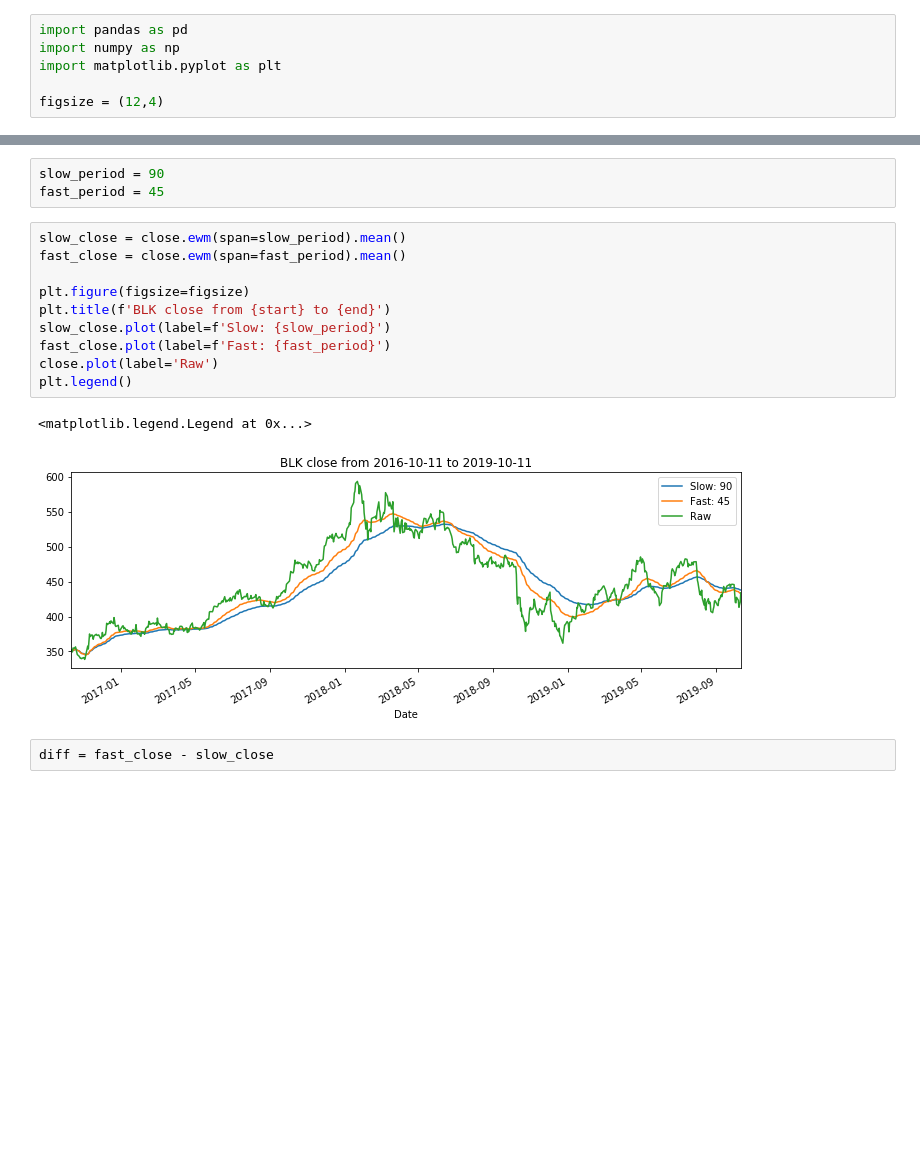
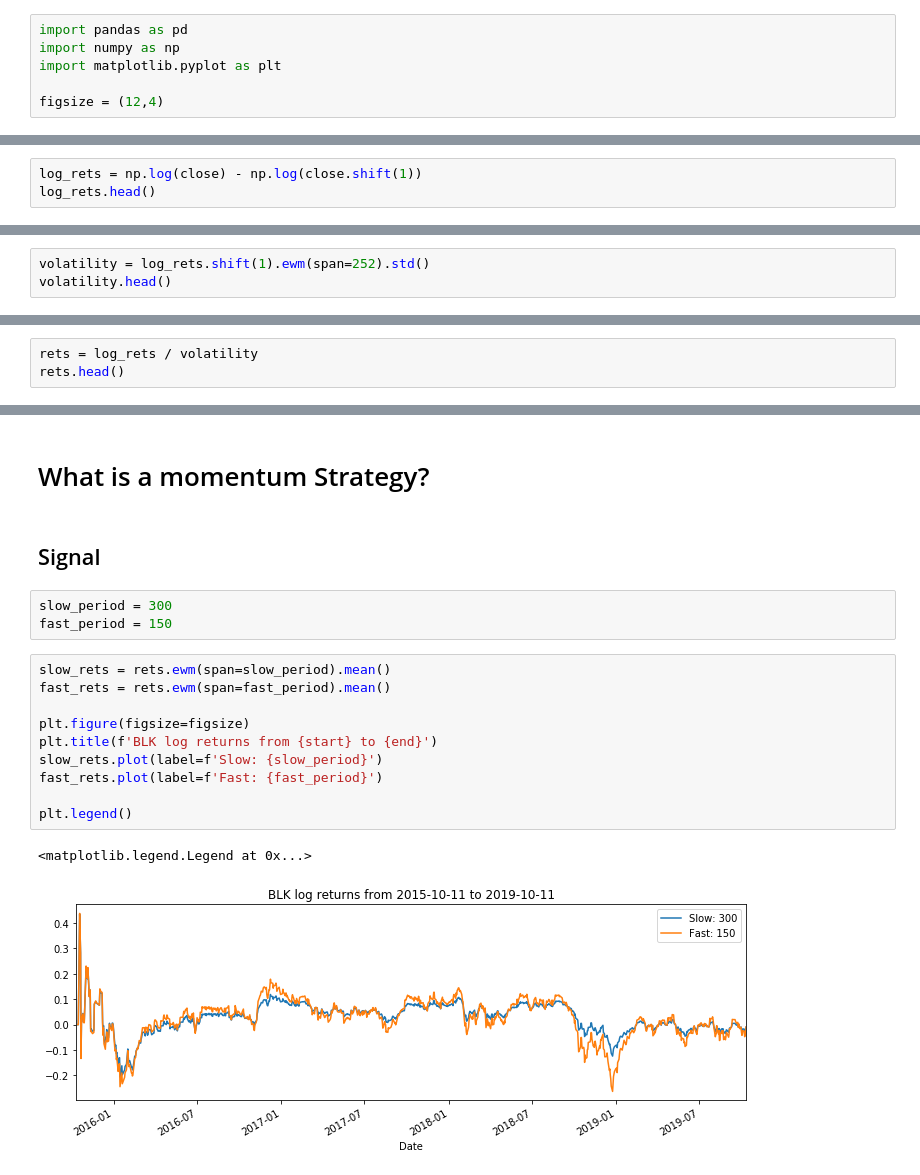
Before and after one commit to Joearrowsmith/Algothon_2019_Workshops, a Jupyter notebook: Introduction_to_Financial_Machine_Learning.ipynb, the cells around one changed output, grey strips where cells are left out. Saved outputs shown, nothing was run; the diff lists cells and outputs as text; blank space fills up the shorter version.

```diff
--- a/Introduction_to_Financial_Machine_Learning.ipynb
+++ b/Introduction_to_Financial_Machine_Learning.ipynb
@@ -68,0 +90,3 @@ close = data['Close']
+# %%
+log_rets = np.log(close) - np.log(close.shift(1))
+log_rets.head()
@@ -68,0 +111,3 @@ close = data['Close']
+# %%
+volatility = log_rets.shift(1).ewm(span=252).std()
+volatility.head()
@@ -68,0 +134,3 @@ close = data['Close']
+# %%
+rets = log_rets / volatility
+rets.head()
@@ -69,18 +153,20 @@ close = data['Close']
+# %% [markdown]
+# What is a momentum Strategy?
+# %% [markdown]
+## Signal
 # %%
-slow_period = 90
-fast_period = 45
+slow_period = 300
+fast_period = 150
 # %%
-slow_close = close.ewm(span=slow_period).mean()
-fast_close = close.ewm(span=fast_period).mean()
+slow_rets = rets.ewm(span=slow_period).mean()
+fast_rets = rets.ewm(span=fast_period).mean()
 
 plt.figure(figsize=figsize)
-plt.title(f'BLK close from {start} to {end}')
-slow_close.plot(label=f'Slow: {slow_period}')
-fast_close.plot(label=f'Fast: {fast_period}')
-close.plot(label='Raw')
+plt.title(f'BLK log returns from {start} to {end}')
+slow_rets.plot(label=f'Slow: {slow_period}')
+fast_rets.plot(label=f'Fast: {fast_period}')
+
 plt.legend()
 # %% [output]
 <matplotlib.legend.Legend at 0x...>
-[figure, old version]
+[figure, new version]
-# %%
-diff = fast_close - slow_close
```
Also changed, not shown: parts of 59 cells of this notebook.
